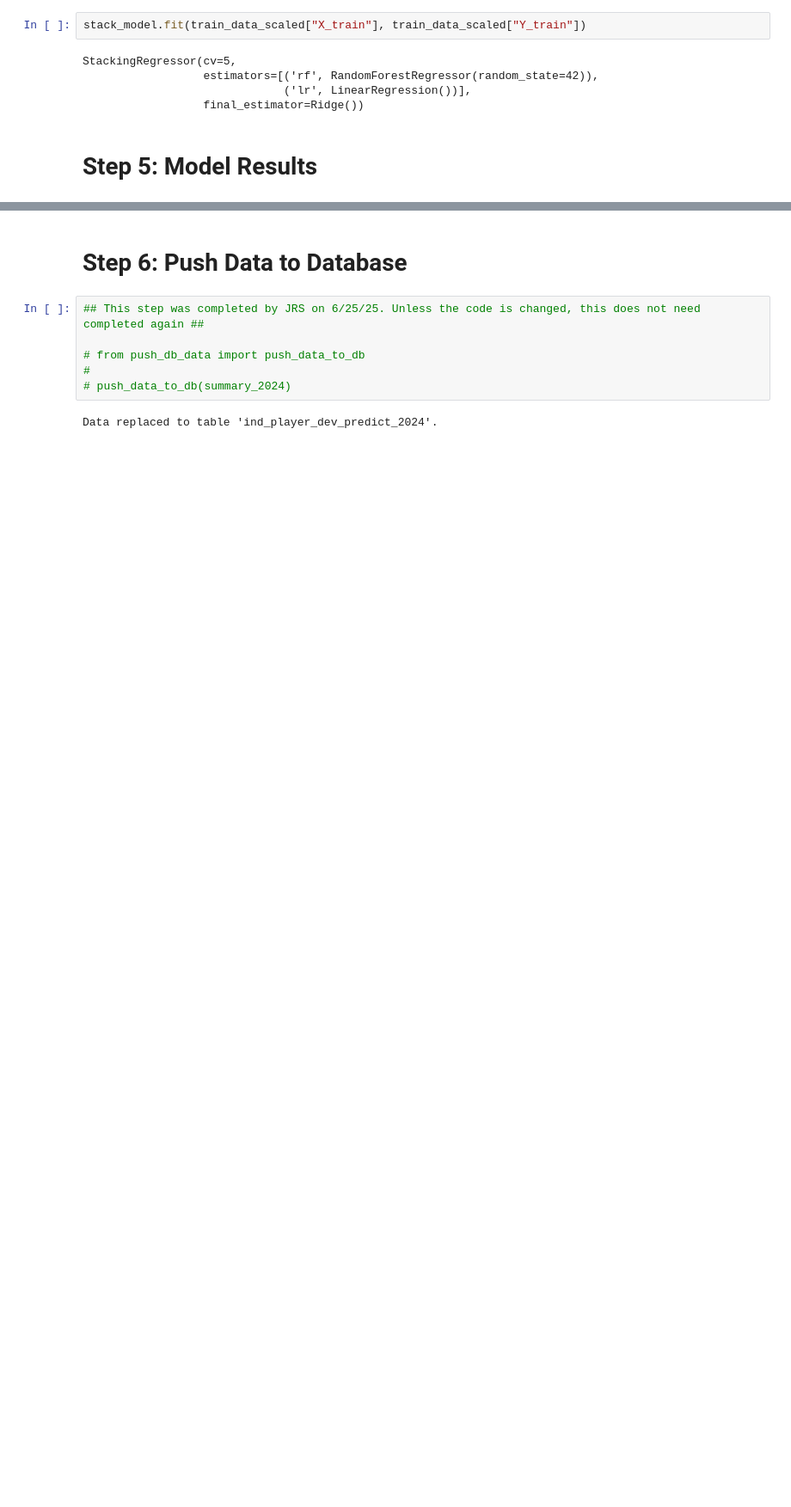
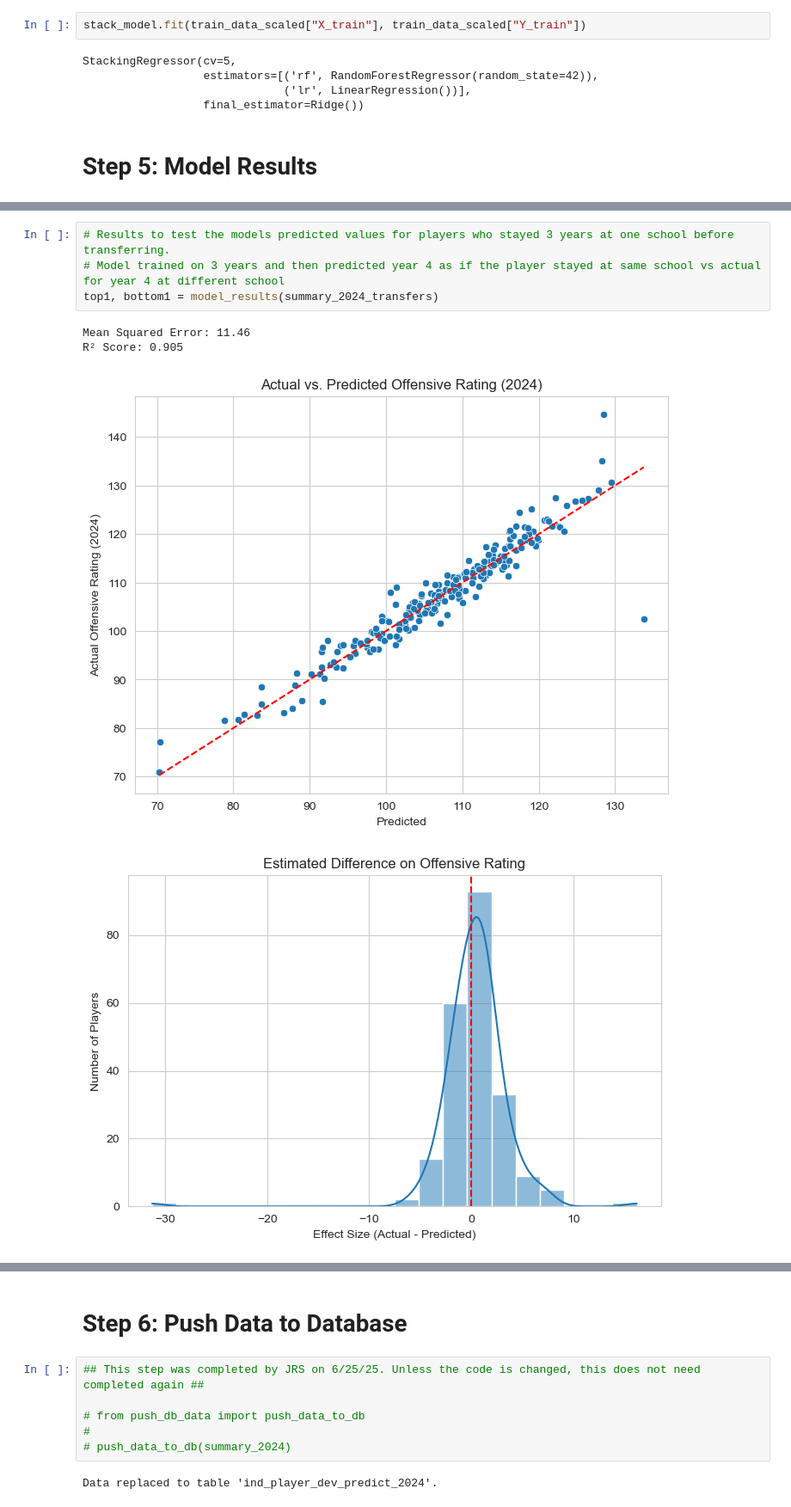
Before and after one commit to qadabie/NCAAB_TransferPortal, a Jupyter notebook: ensemble_transfer_model.ipynb, the cells around one changed output, grey strips where cells are left out. Shown: that part at 86% size. Cells and saved outputs as stored; diff of their text form; blank space fills up the shorter version.

```diff
--- a/ensemble_transfer_model.ipynb
+++ b/ensemble_transfer_model.ipynb
@@ -248,0 +233,9 @@ plt.show()
+# %%
+# Results to test the models predicted values for players who stayed 3 years at one school before transferring.
+# Model trained on 3 years and then predicted year 4 as if the player stayed at same school vs actual for year 4 at different school
+top1, bottom1 = model_results(summary_2024_transfers)
+# %% [output]
+Mean Squared Error: 11.46
+R² Score: 0.905
+[figure, added]
+[figure, added]
```
Also changed, not shown: parts of 18 cells of this notebook, 1 other file.
